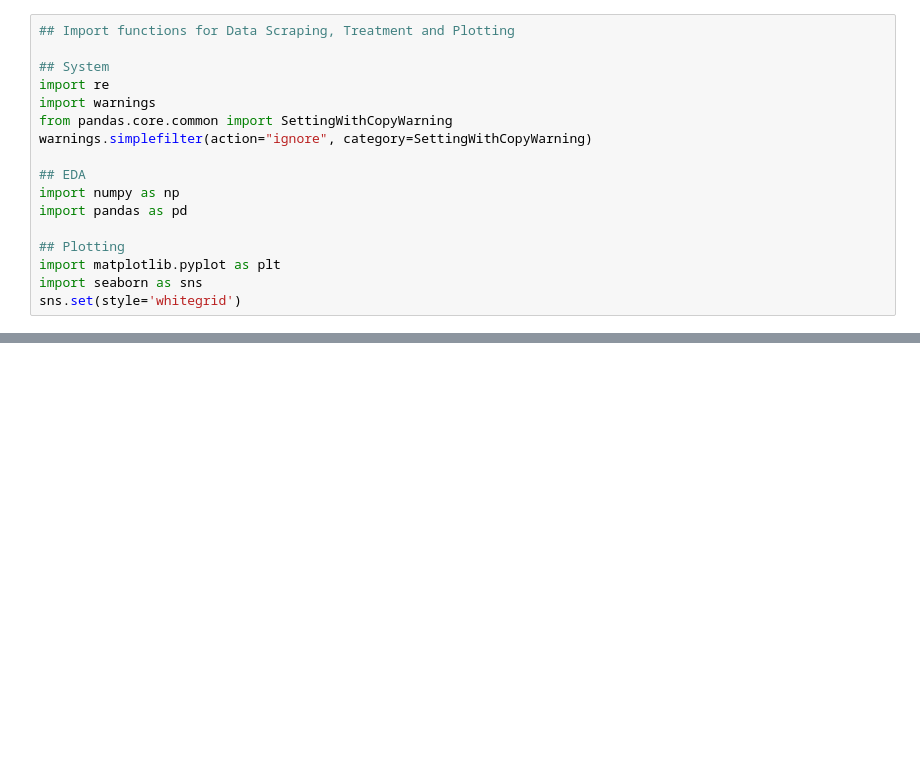
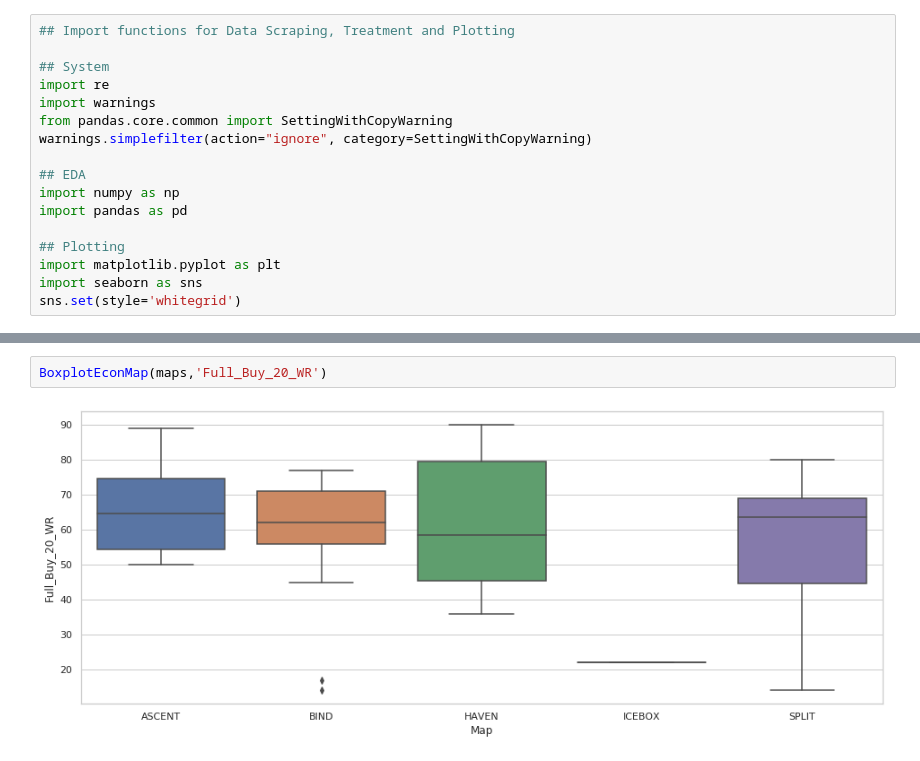
Before and after one commit to GabrielPerson/vlrgg-analytics, a Jupyter notebook: notebooks/EDA_ECONOMY.ipynb, the cells around one changed output, grey strips where cells are left out. Drawn from its saved outputs; the diff is of its cells as text; blank space fills up the shorter version.

```diff
--- a/notebooks/EDA_ECONOMY.ipynb
+++ b/notebooks/EDA_ECONOMY.ipynb
@@ -70,0 +124,4 @@ maps
+# %%
+BoxplotEconMap(maps,'Full_Buy_20_WR')
+# %% [output]
+[figure, added]
```
Also changed, not shown: parts of 11 cells of this notebook, 6 other files.
